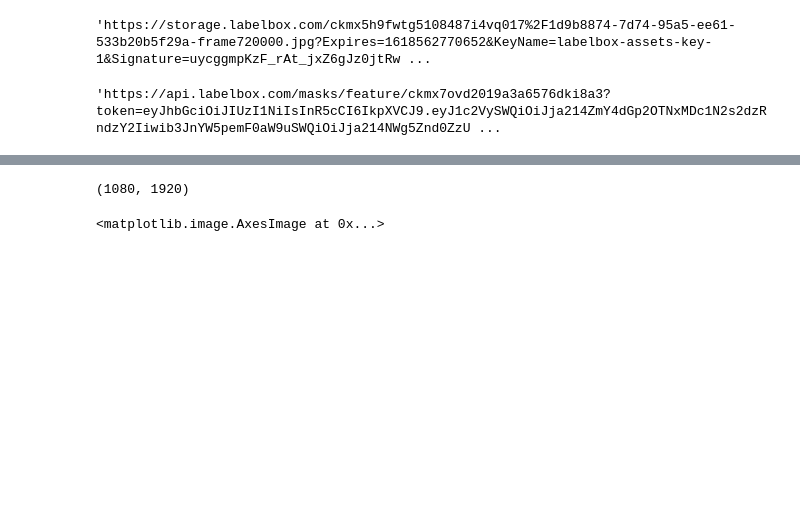
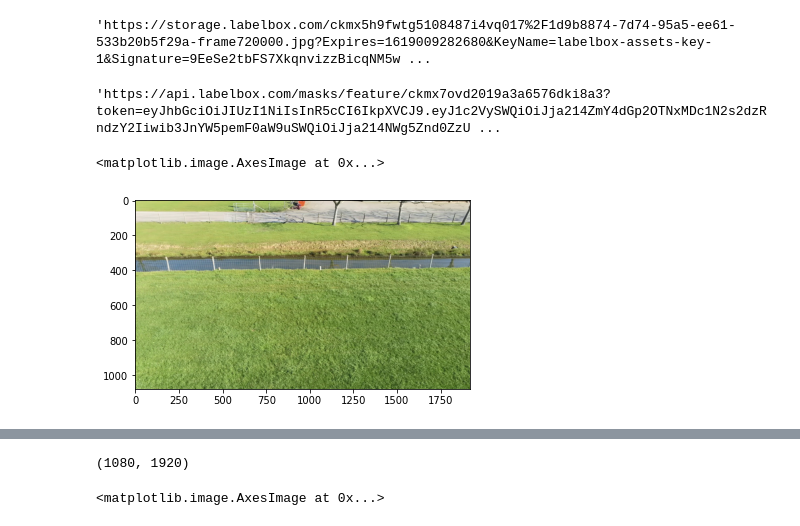
Before and after one commit to BB8-2020/BrokenFenceFinder, a Jupyter notebook: brokenfencefinder/labelbox/show_labelbox_image.ipynb, the cells around one changed output, grey strips where cells are left out. Saved outputs shown, nothing was run; the diff lists cells and outputs as text; code cells hidden in the pictures; blank space fills up the shorter version.

Commit message:
load data without local json

```diff
--- a/brokenfencefinder/labelbox/show_labelbox_image.ipynb
+++ b/brokenfencefinder/labelbox/show_labelbox_image.ipynb
@@ -23,8 +8,23 @@ with open('data.json') as f:
+# %%
+API_KEY = "eyJhbGciOiJIUzI1NiIsInR5cCI6IkpXVCJ9" \
+          ".eyJ1c2VySWQiOiJja214ZmY4dGp2OTNxMDc" \
+          "1N2s2dzRndzY2Iiwib3JnYW5pemF0aW9uSWQ" \
+          "iOiJja214NWg5Znd0ZzUxMDg0ODdpNHZxMDE" \
+          "3IiwiYXBpS2V5SWQiOiJja215eG1qNHR5eTh" \
+          "sMDc0N2hrdHp3b2ptIiwiaWF0IjoxNjE3Mjg" \
+          "0ODIxLCJleHAiOjIyNDg0MzY4MjF9.uJ1wDe" \
+          "kRxrYtie31RqpoiM_08tWThlShUZrkqjfCDXI"
+client = Client(API_KEY)
+
+project = client.get_project("ckmx5jeqo9u4007902mbiz6k2")
+datasets = project.datasets()
+exportUrl = project.export_labels()
+data = requests.get(exportUrl).json()
 # %%
 picture = data[0]['Labeled Data']
 picture
 # %% [output]
-'https://storage.labelbox.com/ckmx5h9fwtg5108487i4vq017%2F1d9b8874-7d74-95a5-ee61-533b20b5f29a-frame720000.jpg?Expires=1618562770652&KeyName=labelbox-assets-key-1&Signature=uycggmpKzF_rAt_jxZ6gJz0jtRw ...
+'https://storage.labelbox.com/ckmx5h9fwtg5108487i4vq017%2F1d9b8874-7d74-95a5-ee61-533b20b5f29a-frame720000.jpg?Expires=1619009282680&KeyName=labelbox-assets-key-1&Signature=9EeSe2tbFS7XkqnvizzBicqNM5w ...
 # %%
 mask = data[0]['Label']['objects'][0]['instanceURI']
 mask
@@ -32,6 +32,9 @@ mask
 'https://api.labelbox.com/masks/feature/ckmx7ovd2019a3a6576dki8a3?token=eyJhbGciOiJIUzI1NiIsInR5cCI6IkpXVCJ9.eyJ1c2VySWQiOiJja214ZmY4dGp2OTNxMDc1N2s2dzRndzY2Iiwib3JnYW5pemF0aW9uSWQiOiJja214NWg5Znd0ZzU ...
 # %%
 picture = imread(picture)
-# plt.imshow(picture)
+plt.imshow(picture)
+# %% [output]
+<matplotlib.image.AxesImage at 0x...>
+[figure, added]
 # %%
 mask = imread(mask)
```
Also changed, not shown: parts of 9 cells of this notebook, 1 other file.
